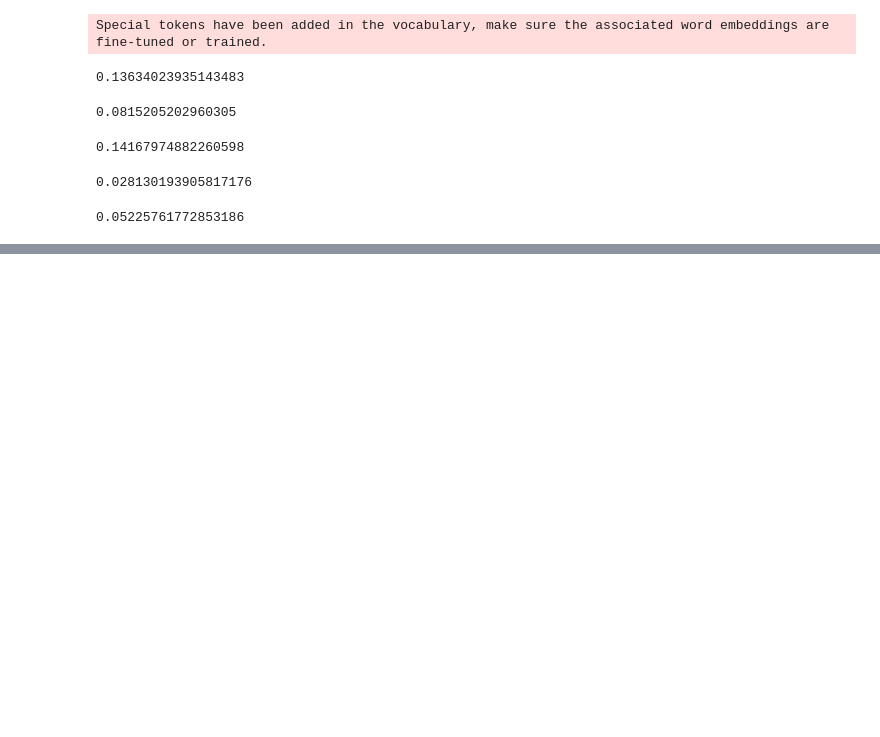
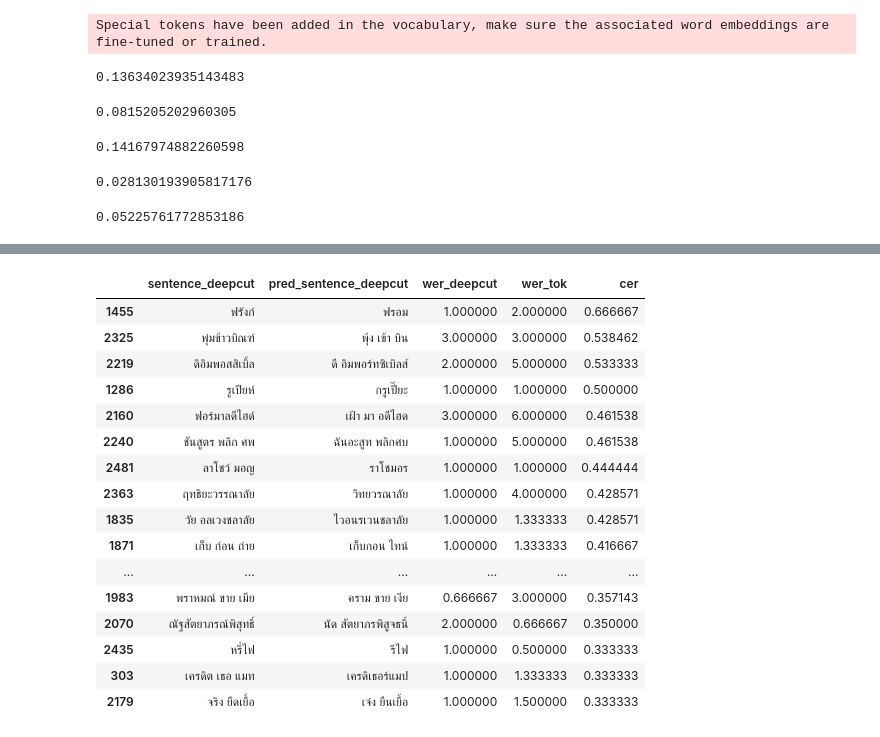
Before and after one commit to vistec-AI/wav2vec2-large-xlsr-53-th, a Jupyter notebook: notebooks/benchmarking.ipynb, the cells around one changed output, grey strips where cells are left out. Drawn from its saved outputs; the diff is of its cells as text; code cells hidden in the pictures; blank space fills up the shorter version.

```diff
--- a/notebooks/benchmarking.ipynb
+++ b/notebooks/benchmarking.ipynb
@@ -456,0 +494,21 @@ cer_metric.compute(predictions=result_df.pred_sentence_corrected,references=resu
+# %%
+result_df.sort_values('cer',ascending=False)[['sentence_deepcut','pred_sentence_deepcut','wer_deepcut',
+                                              'wer_tok','cer']].head(20)
+# %% [output]
+|  | sentence_deepcut | pred_sentence_deepcut | wer_deepcut | wer_tok | cer |
+| 1455 | ฟรังก์ | ฟรอม | 1.000000 | 2.000000 | 0.666667 |
+| 2325 | พุ่มข้าวบิณฑ์ | พุ้ง เข้า บิน | 3.000000 | 3.000000 | 0.538462 |
+| 2219 | ดิอิมพอสสิเบิ้ล | ดี อิมพอร์ทซิเบิลส์ | 2.000000 | 5.000000 | 0.533333 |
+| 1286 | รูเปียห์ | กรูเปี๊ยะ | 1.000000 | 1.000000 | 0.500000 |
+| 2160 | ฟอร์มาลดีไฮด์ | เฝ้า มา อดีไฮด | 3.000000 | 6.000000 | 0.461538 |
+| 2240 | ชันสูตร พลิก ศพ | ฉันอะสูท พลิกศบ | 1.000000 | 5.000000 | 0.461538 |
+| 2481 | ลาโชว์ มอญ | ราโชมอร | 1.000000 | 1.000000 | 0.444444 |
+| 2363 | ฤทธิยะวรรณาลัย | วิทยวรณาลัย | 1.000000 | 4.000000 | 0.428571 |
+| 1835 | วัย อลเวงชลาลัย | ไวอนรเวนชลาลัย | 1.000000 | 1.333333 | 0.428571 |
+| 1871 | เก็บ ก่อน ถ่าย | เก็บกอน ไทน์ | 1.000000 | 1.333333 | 0.416667 |
+| ... | ... | ... | ... | ... | ... |
+| 1983 | พราหมณ์ ขาย เมีย | คราม ขาย เงีย | 0.666667 | 3.000000 | 0.357143 |
+| 2070 | ณัฐสัตยาภรณ์พิสุทธิ์ | นัด สัตยาภรพิสูจธนิ์ | 2.000000 | 0.666667 | 0.350000 |
+| 2435 | หรี่ไฟ | รีไฟ | 1.000000 | 0.500000 | 0.333333 |
+| 303 | เครดิต เธอ แมท | เครดิเธอร์แมป | 1.000000 | 1.333333 | 0.333333 |
+| 2179 | จริง ยืดเยื้อ | เจ๋ง ยืนเยื้อ | 1.000000 | 1.500000 | 0.333333 |
```
Also changed, not shown: parts of 10 cells of this notebook, 3 other files.
